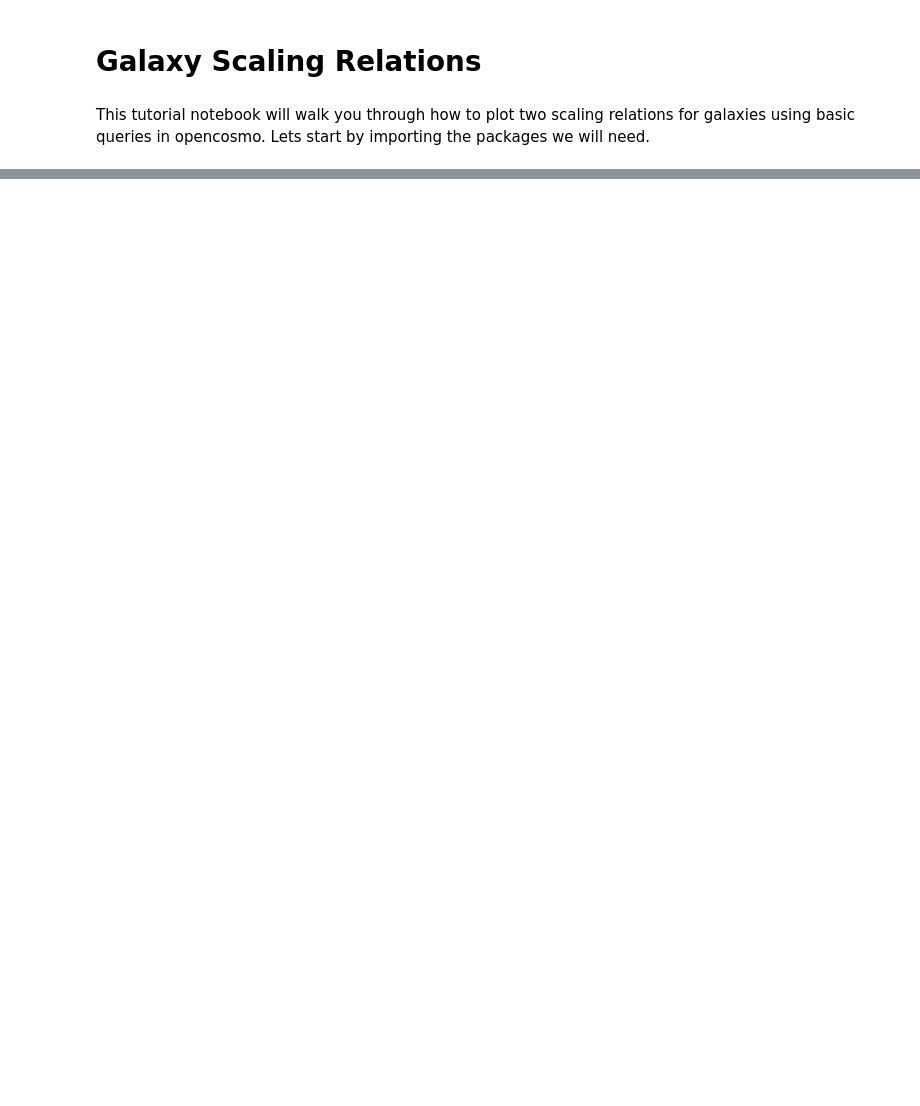
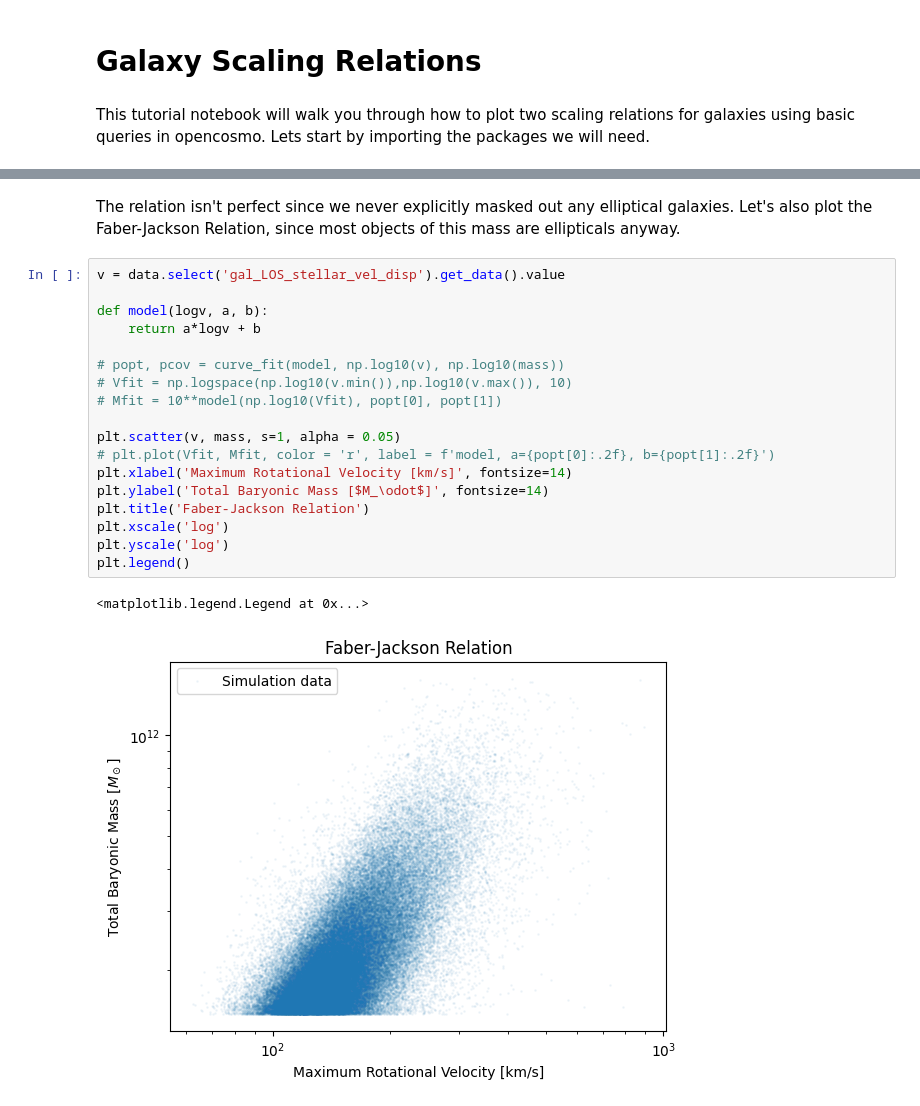
Before and after one commit to gideonkmc/opencosmo-examples, a Jupyter notebook: new_tutorials/Galaxy_scaling_relations.ipynb, the cells around one changed output, grey strips where cells are left out. Cells and saved outputs as stored; diff of their text form; blank space fills up the shorter version.

```diff
--- a/new_tutorials/Galaxy_scaling_relations.ipynb
+++ b/new_tutorials/Galaxy_scaling_relations.ipynb
@@ -22,0 +57,23 @@ plt.show()
+# %% [markdown]
+The relation isn't perfect since we never explicitly masked out any elliptical galaxies. Let's also plot the Faber-Jackson Relation, since most objects of this mass are ellipticals anyway.
+# %%
+v = data.select('gal_LOS_stellar_vel_disp').get_data().value
+
+def model(logv, a, b):
+    return a*logv + b
+
+# popt, pcov = curve_fit(model, np.log10(v), np.log10(mass))
+# Vfit = np.logspace(np.log10(v.min()),np.log10(v.max()), 10)
+# Mfit = 10**model(np.log10(Vfit), popt[0], popt[1])
+
+plt.scatter(v, mass, s=1, alpha = 0.05)
+# plt.plot(Vfit, Mfit, color = 'r', label = f'model, a={popt[0]:.2f}, b={popt[1]:.2f}')
+plt.xlabel('Maximum Rotational Velocity [km/s]', fontsize=14)
+plt.ylabel('Total Baryonic Mass [$M_\odot$]', fontsize=14)
+plt.title('Faber-Jackson Relation')
+plt.xscale('log')
+plt.yscale('log')
+plt.legend()
+# %% [output]
+<matplotlib.legend.Legend at 0x...>
+[figure, added]
```
Also changed, not shown: parts of 12 cells of this notebook, 1 other file.
